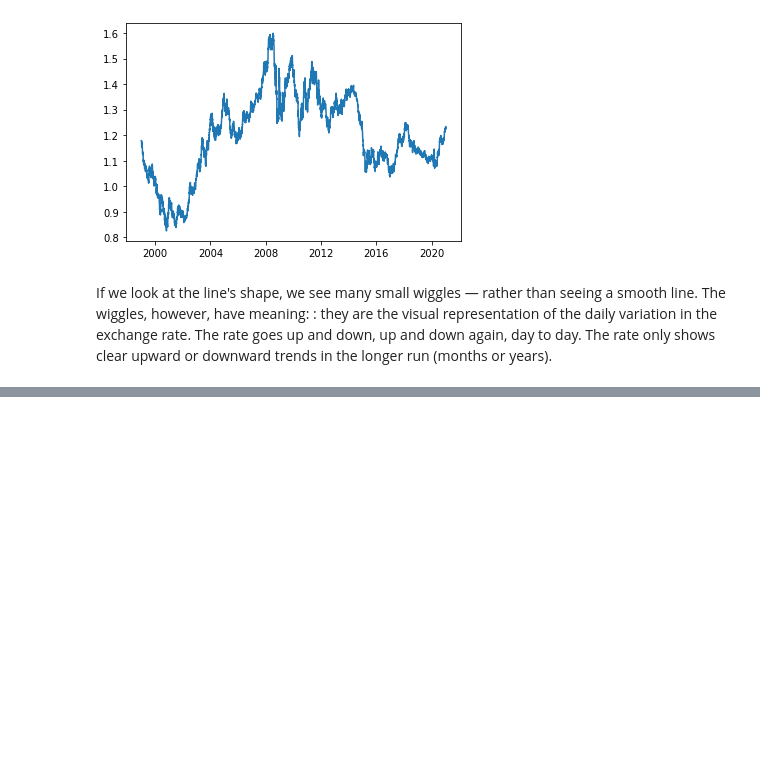
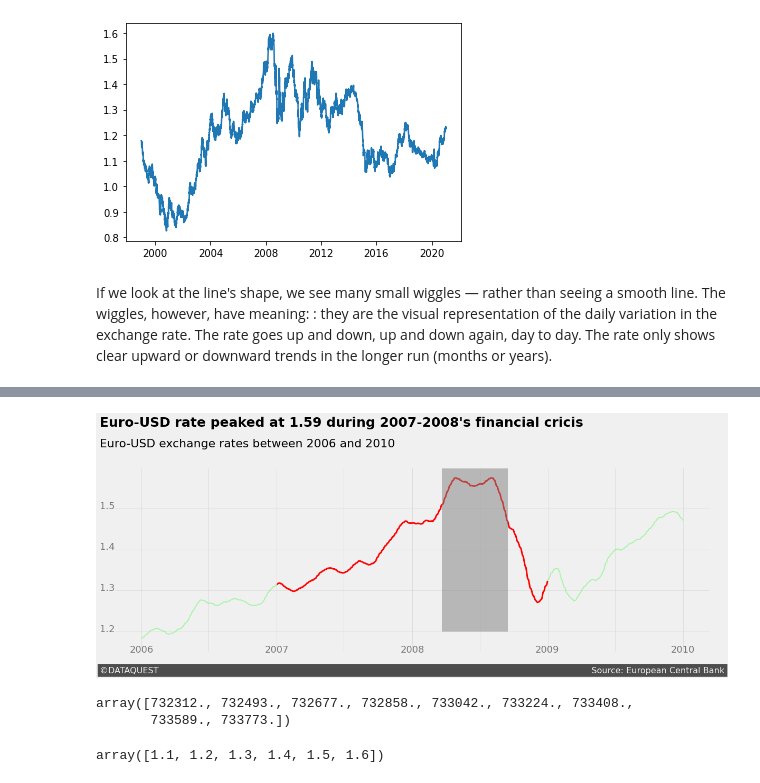
Before and after one commit to hoangvn111/Project-Storytelling-Data-Visualization-on-Exchange-Rates, a Jupyter notebook: Project_Storytelling_Data_Visualization_on_Exchange_Rates.ipynb, the cells around one changed output, grey strips where cells are left out. Saved outputs shown, nothing was run; the diff lists cells and outputs as text; code cells hidden in the pictures; blank space fills up the shorter version.

```diff
--- a/Project_Storytelling_Data_Visualization_on_Exchange_Rates.ipynb
+++ b/Project_Storytelling_Data_Visualization_on_Exchange_Rates.ipynb
@@ -148,0 +162,3 @@ plt.plot()
+# %%
+euro_to_dollar['rolling_mean'] = euro_to_dollar['US_dollar'].rolling(30).mean()
+euro_to_dollar.head()
@@ -148,0 +183,7 @@ plt.plot()
+# %%
+financial_cricis = euro_to_dollar[(euro_to_dollar['Time'].dt.year >= 2006) & (euro_to_dollar['Time'].dt.year <= 2009)].copy()
+financial_cricis_07_08 = euro_to_dollar[(euro_to_dollar['Time'].dt.year >= 2007) & (euro_to_dollar['Time'].dt.year <= 2008)].copy()
+
+print(financial_cricis)
+print('\n')
+print(financial_cricis_07_08)
@@ -148,0 +208,58 @@ plt.plot()
+# %%
+import matplotlib.style as style
+
+style.use('fivethirtyeight')
+fig, ax = plt.subplots(figsize=(18,6))
+
+ax.plot(financial_cricis['Time'], financial_cricis['rolling_mean'], color='#00ff00', alpha=0.3, linewidth=2)
+ax.plot(financial_cricis_07_08['Time'], financial_cricis_07_08['rolling_mean'], color='#ff0000', linewidth=3)
+ax.grid(alpha=0.5)
+
+ax.text(x=732200, y=1.7, s='Euro-USD rate peaked at 1.59 during 2007-2008\'s financial cricis',
+         weight='bold', size=25)    # Set title
+ax.text(x=732200, y=1.65, s='Euro-USD exchange rates between 2006 and 2010', size=22) # Set subtitle
+
+ax.set_xticklabels([]) # Set xtick labels
+x_coords = [732280, 732645, 733010, 733374, 733740]
+year_labels = [2006, 2007, 2008, 2009, 2010]
+
+for x_coord, year in zip(x_coords, year_labels):
+    ax.text(x_coord, 1.15, '{}'.format(year), size=18, alpha=0.5)
+
+# ax.text(732280, 1.15, '2006', size=18, alpha=0.5)
+# ax.text(732645, 1.15, '2007', size=18, alpha=0.5)
+# ax.text(733010, 1.15, '2008', size=18, alpha=0.5)
+# ax.text(733374, 1.15, '2009', size=18, alpha=0.5)
+# ax.text(733740, 1.15, '2010', size=18, alpha=0.5)
+
+ax.set_yticklabels([])  # Set ytick labels
+y_coords = [1.2, 1.3, 1.4, 1.5]
+
+for y_coord in y_coords:
+    ax.text(732200., y_coord, '{}'.format(y_coord), size=18, alpha=0.5)
+
+# ax.text(732200, 1.2, '1.2', size=18, alpha=0.5)
+# ax.text(732200, 1.3, '1.3', size=18, alpha=0.5)
+# ax.text(732200, 1.4, '1.4', size=18, alpha=0.5)
+# ax.text(732200, 1.5, '1.5', size=18, alpha=0.5)
+
+ax.set_ylim(1.15,1.6) # Set y limit
+
+ax.text(732200, 1.1, '©DATAQUEST' + ' '*160 + 'Source: European Central Bank',
+        color='#f0f0f0', backgroundcolor='#4d4d4d', size=16)
+
+# ax.axvline(x=733224,ymin=0.11 ,linewidth=100, color='#808080', alpha=0.5)
+ax.axhline(y=1.4, xmin=0.55, xmax=0.66, linewidth=310, color='#808080', alpha=0.5)
+
+plt.show()
+# %% [output]
+[figure, added]
+# %%
+ax.get_xticks()
+# %% [output]
+array([732312., 732493., 732677., 732858., 733042., 733224., 733408.,
+       733589., 733773.])
+# %%
+ax.get_yticks()
+# %% [output]
+array([1.1, 1.2, 1.3, 1.4, 1.5, 1.6])
```
Also changed, not shown: parts of 8 cells of this notebook.
